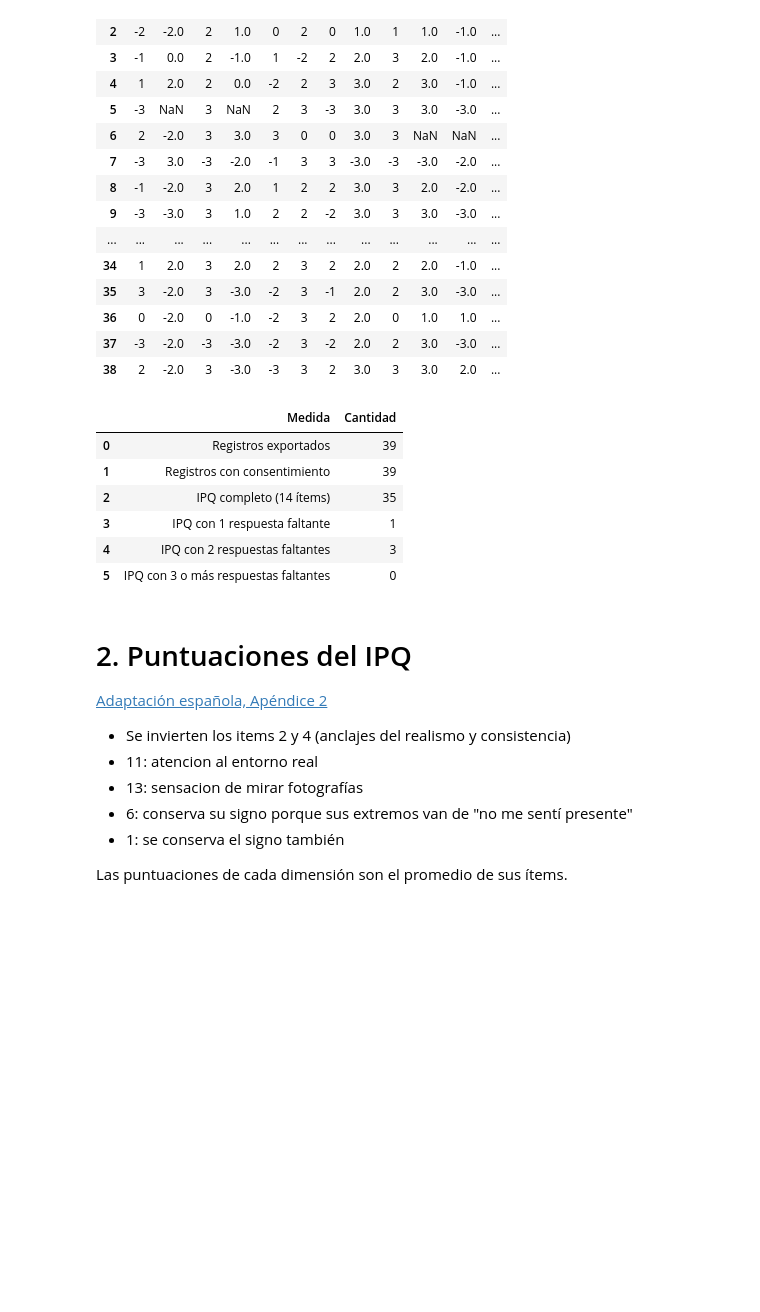
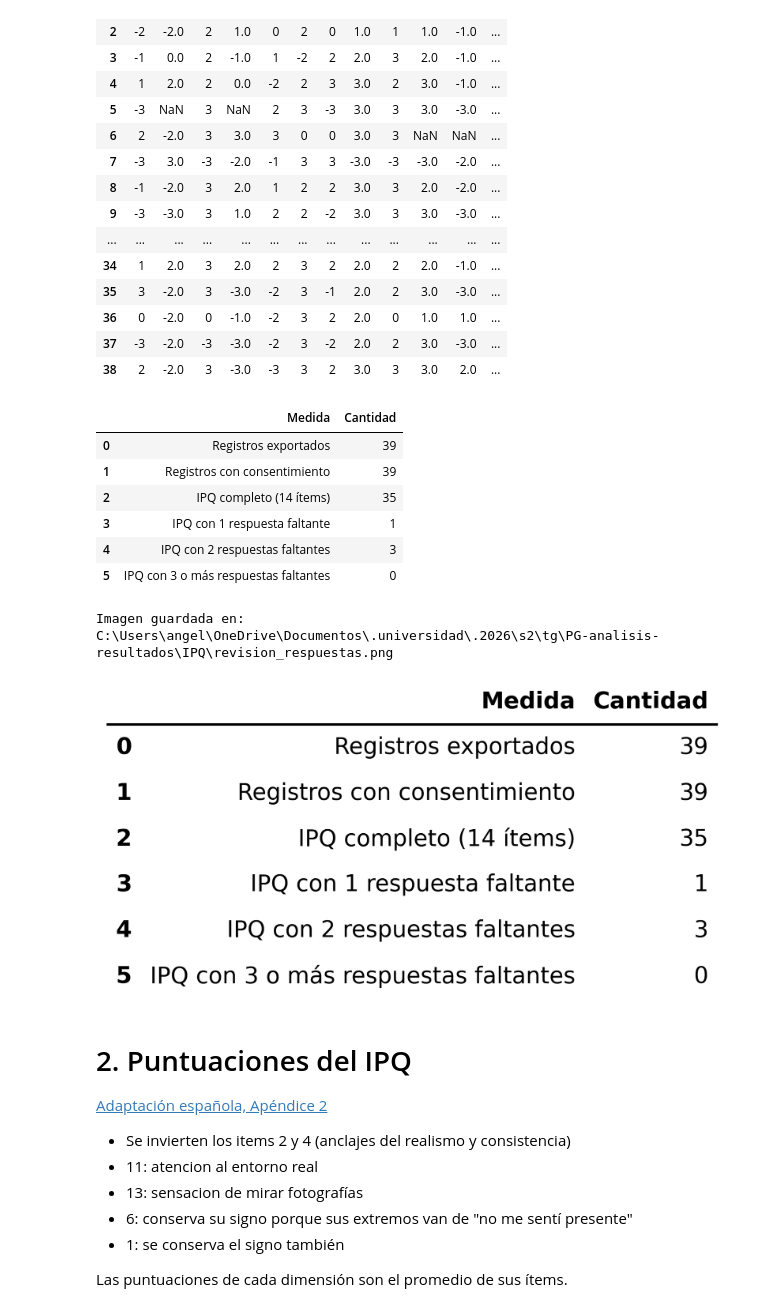
Before and after one commit to angelargd8/PG-analisis-resultados, a Jupyter notebook: IPQ/resultados-IPQ.ipynb, the cells around one changed output. Saved outputs shown, nothing was run; the diff lists cells and outputs as text; code cells hidden in the pictures; blank space fills up the shorter version.

Commit message:
chore: update IPQ tables

```diff
--- a/IPQ/resultados-IPQ.ipynb
+++ b/IPQ/resultados-IPQ.ipynb
@@ -107,26 +108,43 @@ respuestas
 # %%
 faltantes_por_fila = respuestas.isna().sum(axis=1)
 revision = pd.DataFrame({
     "Medida": [
         "Registros exportados", "Registros con consentimiento",
         "IPQ completo (14 ítems)", "IPQ con 1 respuesta faltante",
         "IPQ con 2 respuestas faltantes", "IPQ con 3 o más respuestas faltantes",
     ],
     "Cantidad": [
         len(df), len(consentidas), int((faltantes_por_fila == 0).sum()),
         int((faltantes_por_fila == 1).sum()), int((faltantes_por_fila == 2).sum()),
         int((faltantes_por_fila >= 3).sum())
     ]
 })
 display(revision)
+
+archivo = Path("revision_respuestas.png")
+dfi.export(
+    revision,
+    str(archivo),
+    table_conversion="matplotlib",
+    fontsize=14,
+    dpi=300,
+    max_rows=-1,
+    max_cols=-1,
+)
+
+# Mostrar la ubicación y la imagen exportada
+print("Imagen guardada en:", archivo.resolve())
+display(Image(filename=str(archivo)))
 # %% [output]
 |  | Medida | Cantidad |
 | 0 | Registros exportados | 39 |
 | 1 | Registros con consentimiento | 39 |
 | 2 | IPQ completo (14 ítems) | 35 |
 | 3 | IPQ con 1 respuesta faltante | 1 |
 | 4 | IPQ con 2 respuestas faltantes | 3 |
 | 5 | IPQ con 3 o más respuestas faltantes | 0 |
+Imagen guardada en: C:\Users\angel\OneDrive\Documentos\.universidad\.2026\s2\tg\PG-analisis-resultados\IPQ\revision_respuestas.png
+[figure, added]
 # %% [markdown]
 # 2. Puntuaciones del IPQ
 
```
Also changed, not shown: parts of 3 cells of this notebook, 2 other files.
